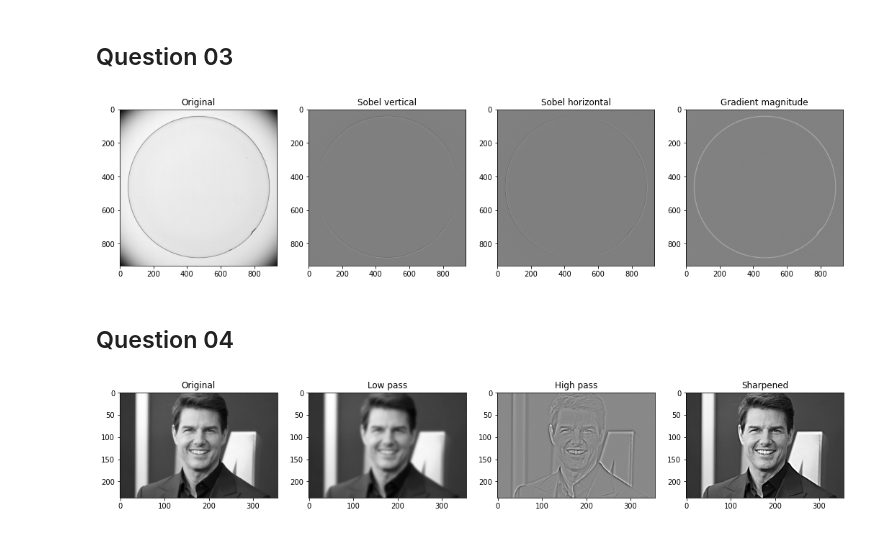
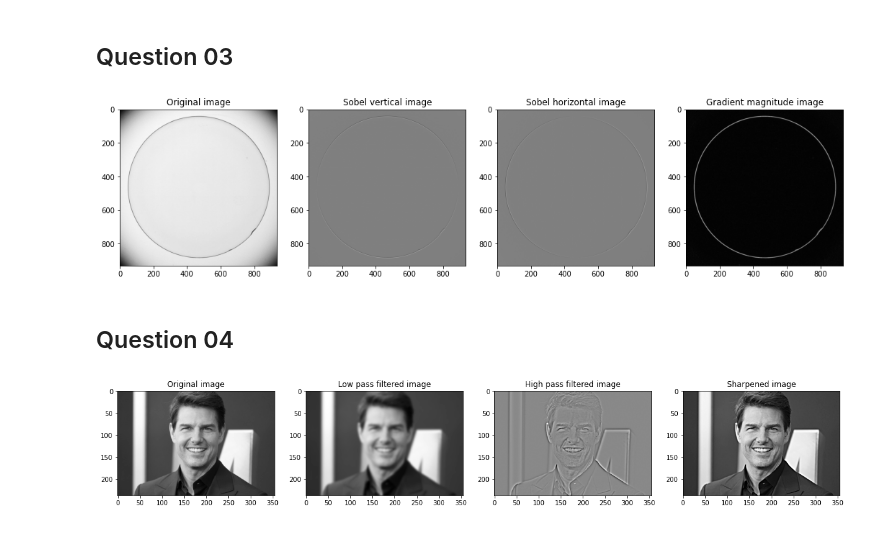
Before and after one commit to shivankapriyashan/EN2250-Fundamentals-of-Image-Processing-and-Machine-Vision, a Jupyter notebook: Exercise_03/Exercise_03.ipynb, the cells around one changed output. Cells and saved outputs as stored; diff of their text form; code cells hidden in the pictures.

```diff
--- a/Exercise_03/Exercise_03.ipynb
+++ b/Exercise_03/Exercise_03.ipynb
@@ -33,31 +59,31 @@ plt.show()
 # %%
 contact_lens = cv.imread("D:/04 SEMESTER/EN2550 Fundamentals of Image Processing and Machine Vision/Exercise_03/contact_lens.tif",cv.IMREAD_GRAYSCALE).astype(np.float32)
 assert contact_lens is not None
 
 sobel_v = np.array([(-1,-2,-1),(0,0,0,),(1,2,1)],dtype=np.float32)
 sobel_h = np.array([(-1,0,1),(-2,0,2,),(-1,0,1)],dtype=np.float32)
 
 imgA = cv.filter2D(contact_lens,-1,sobel_v)
 imgB = cv.filter2D(contact_lens,-1,sobel_h)
 
 grad_mag = np.sqrt(imgA**2 + imgB**2)
 
 fig, axes = plt.subplots(1,4,figsize=(18,18))
 axes[0].imshow(contact_lens,cmap='gray')
-axes[0].set_title('Original')
+axes[0].set_title('Original image')
 
 axes[1].imshow(imgA,cmap='gray',vmin=-1020, vmax=1020)
-axes[1].set_title('Sobel vertical')
+axes[1].set_title('Sobel vertical image')
 
 axes[2].imshow(imgB,cmap='gray',vmin=-1020, vmax=1020)
-axes[2].set_title('Sobel horizontal')
+axes[2].set_title('Sobel horizontal image')
 
-axes[3].imshow(grad_mag,cmap='gray',vmin=-1020, vmax=1020)
-axes[3].set_title('Gradient magnitude')
+axes[3].imshow(grad_mag,cmap='gray')
+axes[3].set_title('Gradient magnitude image')
 
 plt.show()
 # %% [output]
-[figure, old version]
+[figure, new version]
 # %% [markdown]
 ## Question 04
 # %%
@@ -71,19 +97,19 @@ img_low  = cv.sepFilter2D(tom,-1,kernel,kernel)
 img_high = tom - img_low
 img_sharpened = cv.addWeighted(tom,1.0,img_high,1.0,0)
 
-fig, axes = plt.subplots(1,4,figsize=(18,18))
+fig, axes = plt.subplots(1,4,figsize=(20,20))
 axes[0].imshow(tom,cmap='gray')
-axes[0].set_title('Original')
+axes[0].set_title('Original image')
 
 axes[1].imshow(img_low,cmap='gray')
-axes[1].set_title('Low pass')
+axes[1].set_title('Low pass filtered image')
 
 axes[2].imshow(img_high,cmap='gray')
-axes[2].set_title('High pass')
+axes[2].set_title('High pass filtered image')
 
 axes[3].imshow(img_sharpened,cmap='gray',vmin=0, vmax=255)
-axes[3].set_title('Sharpened')
+axes[3].set_title('Sharpened image')
 
 plt.show()
 # %% [output]
-[figure, old version]
+[figure, new version]
```
Also changed, not shown: parts of 5 cells of this notebook.
